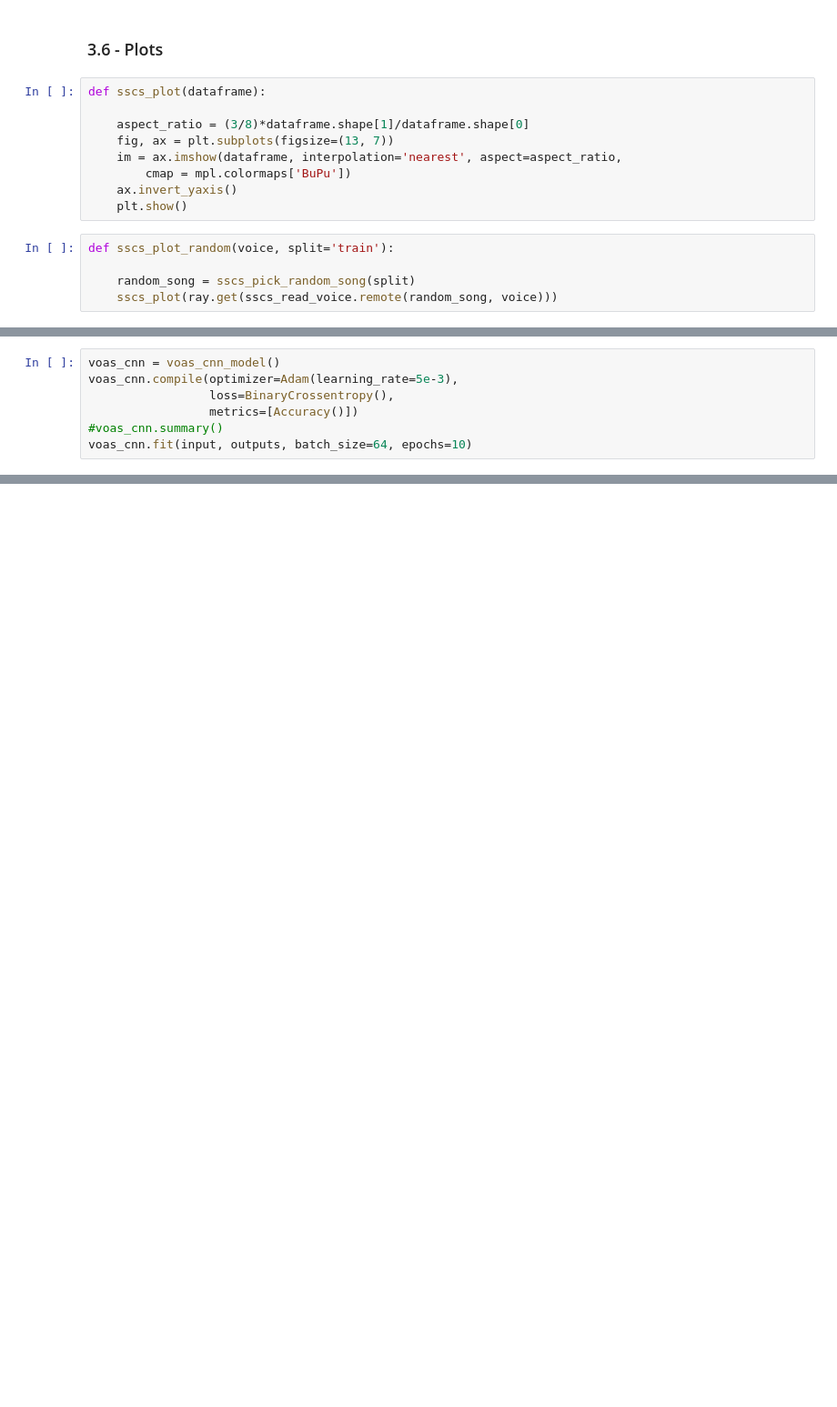
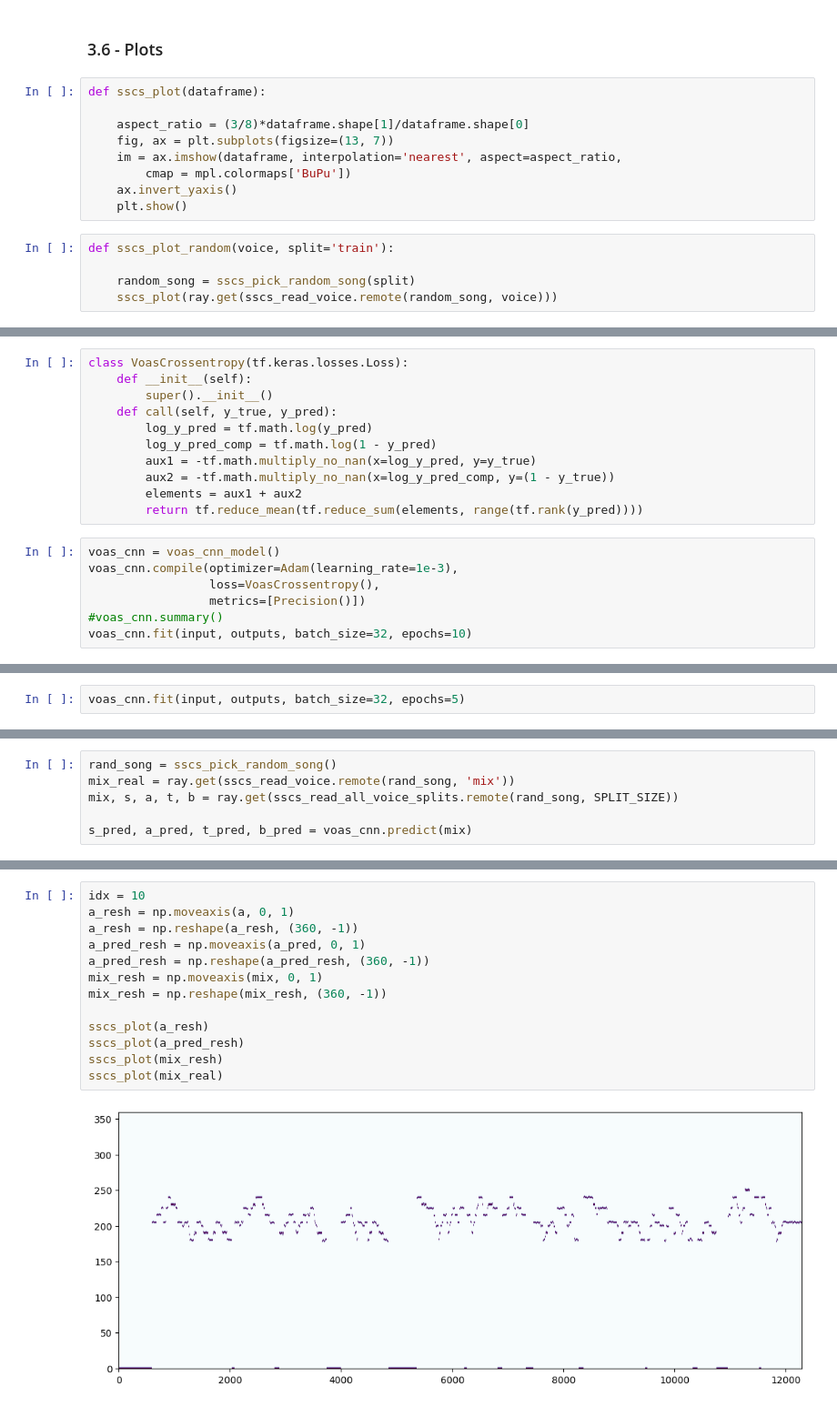
Before and after one commit to Xornotor/VocalAssignment-SSCS, a Jupyter notebook: SSCS_Test_Playground.ipynb, the cells around one changed output, grey strips where cells are left out. Shown at 91% size. Cells and saved outputs as stored; diff of their text form; blank space fills up the shorter version.

```diff
--- a/SSCS_Test_Playground.ipynb
+++ b/SSCS_Test_Playground.ipynb
@@ -344,7 +368,18 @@ print(input.shape)
+# %%
+class VoasCrossentropy(tf.keras.losses.Loss):
+    def __init__(self):
+        super().__init__()
+    def call(self, y_true, y_pred):
+        log_y_pred = tf.math.log(y_pred)
+        log_y_pred_comp = tf.math.log(1 - y_pred)
+        aux1 = -tf.math.multiply_no_nan(x=log_y_pred, y=y_true)
+        aux2 = -tf.math.multiply_no_nan(x=log_y_pred_comp, y=(1 - y_true))
+        elements = aux1 + aux2
+        return tf.reduce_mean(tf.reduce_sum(elements, range(tf.rank(y_pred))))
 # %%
 voas_cnn = voas_cnn_model()
-voas_cnn.compile(optimizer=Adam(learning_rate=5e-3),
-                 loss=BinaryCrossentropy(),
-                 metrics=[Accuracy()])
+voas_cnn.compile(optimizer=Adam(learning_rate=1e-3),
+                 loss=VoasCrossentropy(),
+                 metrics=[Precision()])
 #voas_cnn.summary()
-voas_cnn.fit(input, outputs, batch_size=64, epochs=10)
+voas_cnn.fit(input, outputs, batch_size=32, epochs=10)
@@ -350,0 +408,2 @@ voas_cnn.fit(input, outputs, batch_size=64, epochs=10)
+# %%
+voas_cnn.fit(input, outputs, batch_size=32, epochs=5)
@@ -350,0 +422,6 @@ voas_cnn.fit(input, outputs, batch_size=64, epochs=10)
+# %%
+rand_song = sscs_pick_random_song()
+mix_real = ray.get(sscs_read_voice.remote(rand_song, 'mix'))
+mix, s, a, t, b = ray.get(sscs_read_all_voice_splits.remote(rand_song, SPLIT_SIZE))
+
+s_pred, a_pred, t_pred, b_pred = voas_cnn.predict(mix)
@@ -350,0 +430,15 @@ voas_cnn.fit(input, outputs, batch_size=64, epochs=10)
+# %%
+idx = 10
+a_resh = np.moveaxis(a, 0, 1)
+a_resh = np.reshape(a_resh, (360, -1))
+a_pred_resh = np.moveaxis(a_pred, 0, 1)
+a_pred_resh = np.reshape(a_pred_resh, (360, -1))
+mix_resh = np.moveaxis(mix, 0, 1)
+mix_resh = np.reshape(mix_resh, (360, -1))
+
+sscs_plot(a_resh)
+sscs_plot(a_pred_resh)
+sscs_plot(mix_resh)
+sscs_plot(mix_real)
+# %% [output]
+[figure, added]
```
Also changed, not shown: parts of 17 cells of this notebook.
